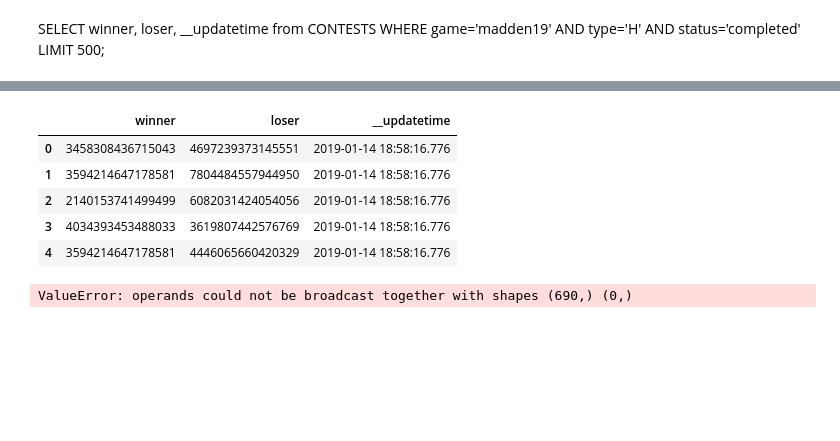
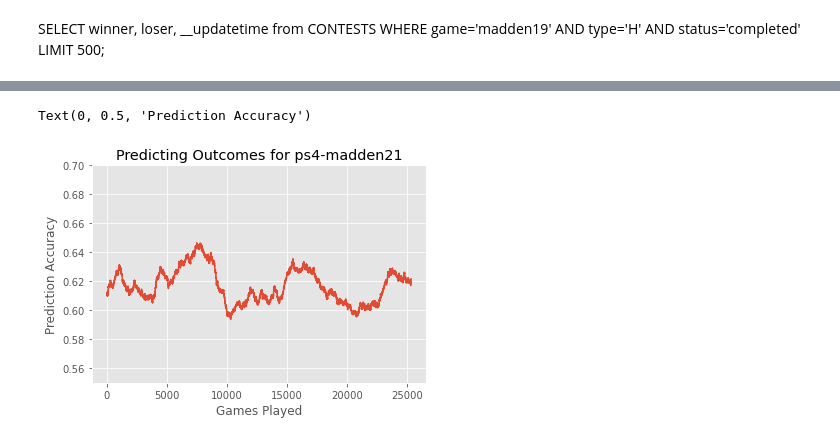
Before and after one commit to mynameisvinn/Matcha-Latte, a Jupyter notebook: Applying TrueSkill to Matches.ipynb, the cells around one changed output, grey strips where cells are left out. Drawn from its saved outputs; the diff is of its cells as text; code cells hidden in the pictures; blank space fills up the shorter version.

```diff
--- a/Applying TrueSkill to Matches.ipynb
+++ b/Applying TrueSkill to Matches.ipynb
@@ -6,6 +6,7 @@ AND status='completed'
 LIMIT 500;
 # %%
 import matplotlib.pyplot as plt
+plt.style.use('ggplot')
 %matplotlib inline
 
 def moving_average(array, window=3):
@@ -28,7 +29,7 @@ def _update_counter(player):
 class Player(object):
     def __init__(self, name):
         self.name = name
-        self.ranking = Rating(50)  # everyone starts off with the mean rating
+        self.ranking = Rating(np.random.normal(50, 8))
         self.count = 0
 
 BETA = 8.333
@@ -96,12 +97,3 @@ df.shape
-# %%
-df.head()
-# %% [output]
-|  | winner | loser | __updatetime |
-| 0 | 3458308436715043 | 4697239373145551 | 2019-01-14 18:58:16.776 |
-| 1 | 3594214647178581 | 7804484557944950 | 2019-01-14 18:58:16.776 |
-| 2 | 2140153741499499 | 6082031424054056 | 2019-01-14 18:58:16.776 |
-| 3 | 4034393453488033 | 3619807442576769 | 2019-01-14 18:58:16.776 |
-| 4 | 3594214647178581 | 4446065660420329 | 2019-01-14 18:58:16.776 |
 # %%
 population = {}
 history = []
@@ -116,17 +108,21 @@ for i, row in tqdm(df.iterrows()):
     p2.count += 1
 
     # generate prediction based on trueskill - where we correct?
-    min_matches = 2
-    if (p1.count > min_matches) and (p2.count > min_matches):
-        prob = win_probability(p1.ranking, p2.ranking)  # winning probability for p1
-        pred = np.random.uniform() < prob
-        history.append(int(pred))
+    # prob = win_probability(p1.ranking, p2.ranking)  # winning probability for p1
+    # pred = np.random.uniform() < prob
+    pred = p1.ranking.mu > p2.ranking.mu
+    history.append(int(pred))
 
     # update players
     p1.ranking, p2.ranking = rate_1vs1(p1.ranking, p2.ranking)
 # %%
-d = moving_average(history, window=int(len(d)/10))
+d = moving_average(history, window=int(len(history)/10))
 plt.plot(d)
-plt.ylim(.4, .7)
+plt.ylim(.55, .7)
+
+plt.title("Predicting Outcomes for ps4-madden21")
+plt.xlabel("Games Played")
+plt.ylabel("Prediction Accuracy")
 # %% [output]
-ValueError: operands could not be broadcast together with shapes (690,) (0,)
+Text(0, 0.5, 'Prediction Accuracy')
+[figure, added]
```
Also changed, not shown: parts of 3 cells of this notebook.
